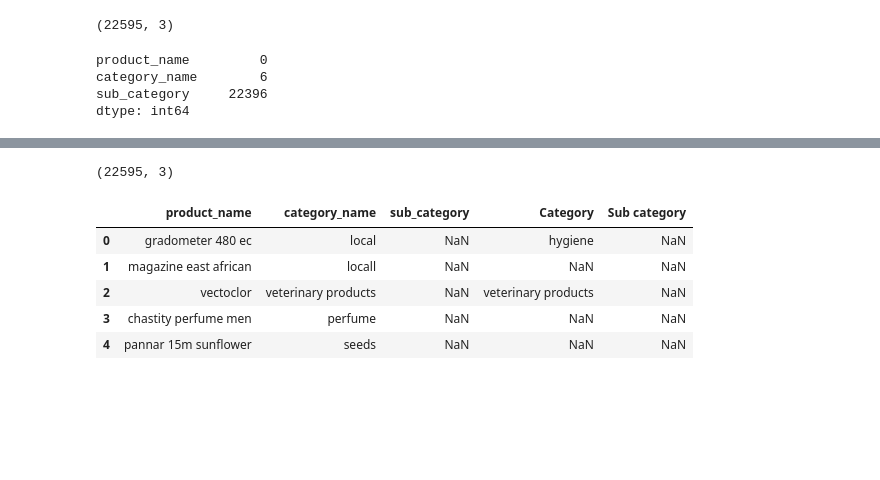
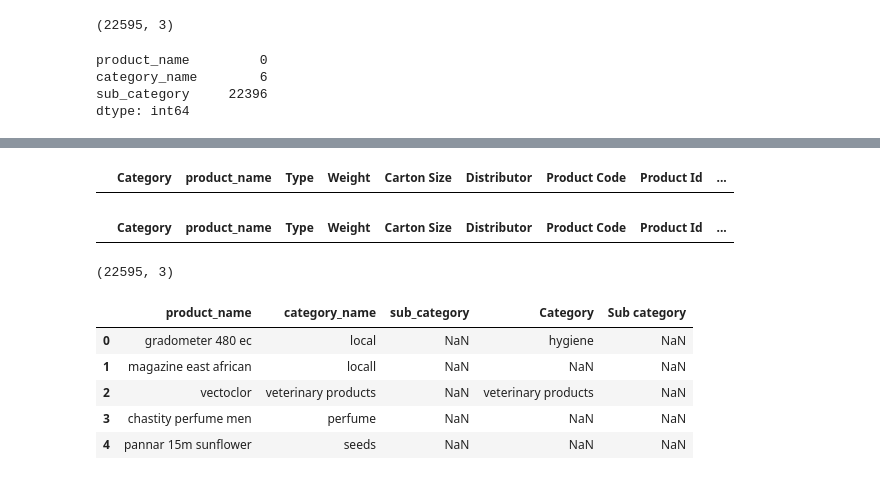
Before and after one commit to natbernard/Clustering-for-Product-Matching, a Jupyter notebook: models/model_v2/category_cleanup.ipynb, the cells around one changed output, grey strips where cells are left out. Drawn from its saved outputs; the diff is of its cells as text; code cells hidden in the pictures; blank space fills up the shorter version.

```diff
--- a/models/model_v2/category_cleanup.ipynb
+++ b/models/model_v2/category_cleanup.ipynb
@@ -77,6 +97,14 @@ iprocure_prods_df.head()
 | 2 | minerals and supplements | aviboost nutri block | 1kg | 1.0 | 1 | Vital Animal Health | ANP062A | 2676 | ... |
 | 3 | minerals and supplements | aviboost spectrum | 1lt | 1.0 | 1 | Vital Animal Health | ANP063A | 2677 | ... |
 | 4 | minerals and supplements | aviboost poultry tonic | 1lt | 1.0 | 1 | Vital Animal Health | ANP003A | 2678 | ... |
+# %%
+iprocure_prods_df[iprocure_prods_df['product_name'] == 'rope']
+# %% [output]
+|  | Category | product_name | Type | Weight | Carton Size | Distributor | Product Code | Product Id | ... |
+# %%
+iprocure_prods_df[iprocure_prods_df['Category'] == 'non-phamaciticals']
+# %% [output]
+|  | Category | product_name | Type | Weight | Carton Size | Distributor | Product Code | Product Id | ... |
 # %%
 category_df.drop_duplicates(subset=['product_name'], keep='first', inplace=True)
 category_df.shape
```
Also changed, not shown: parts of 1 cell of this notebook, 10 other files.
